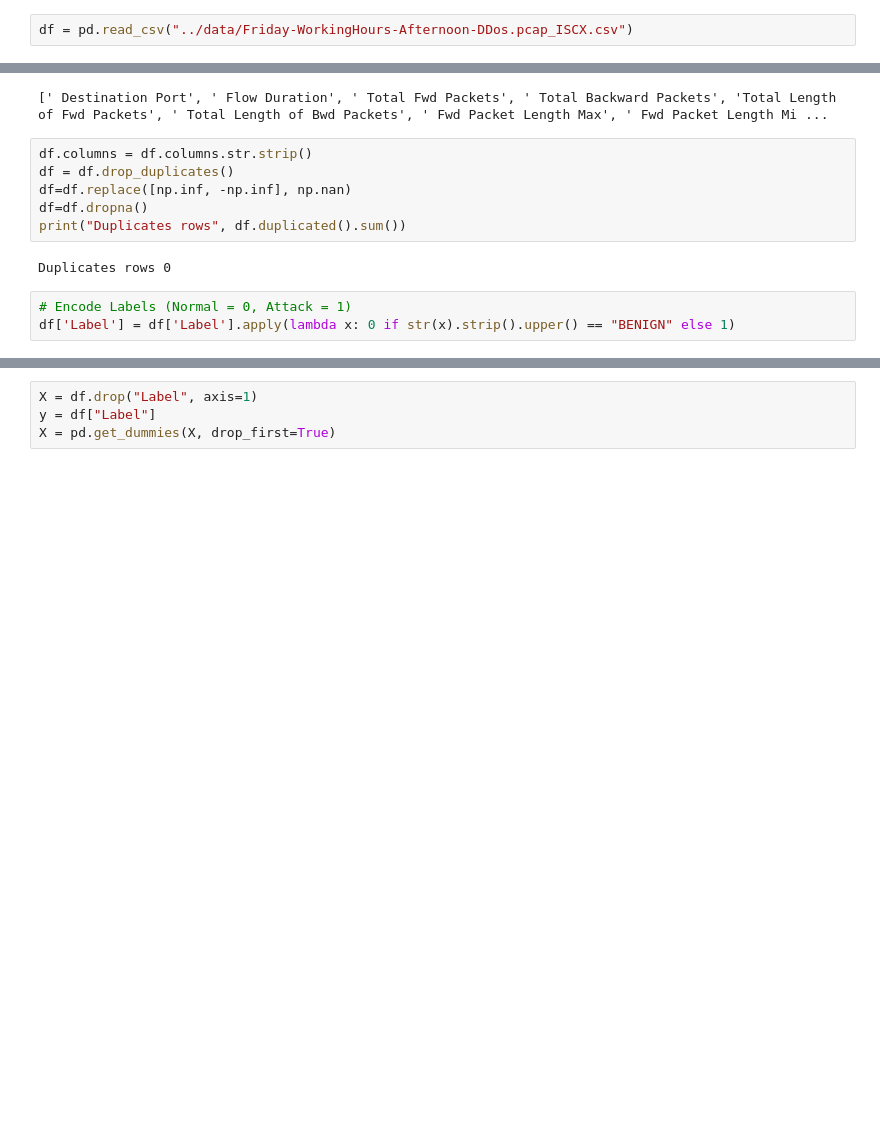
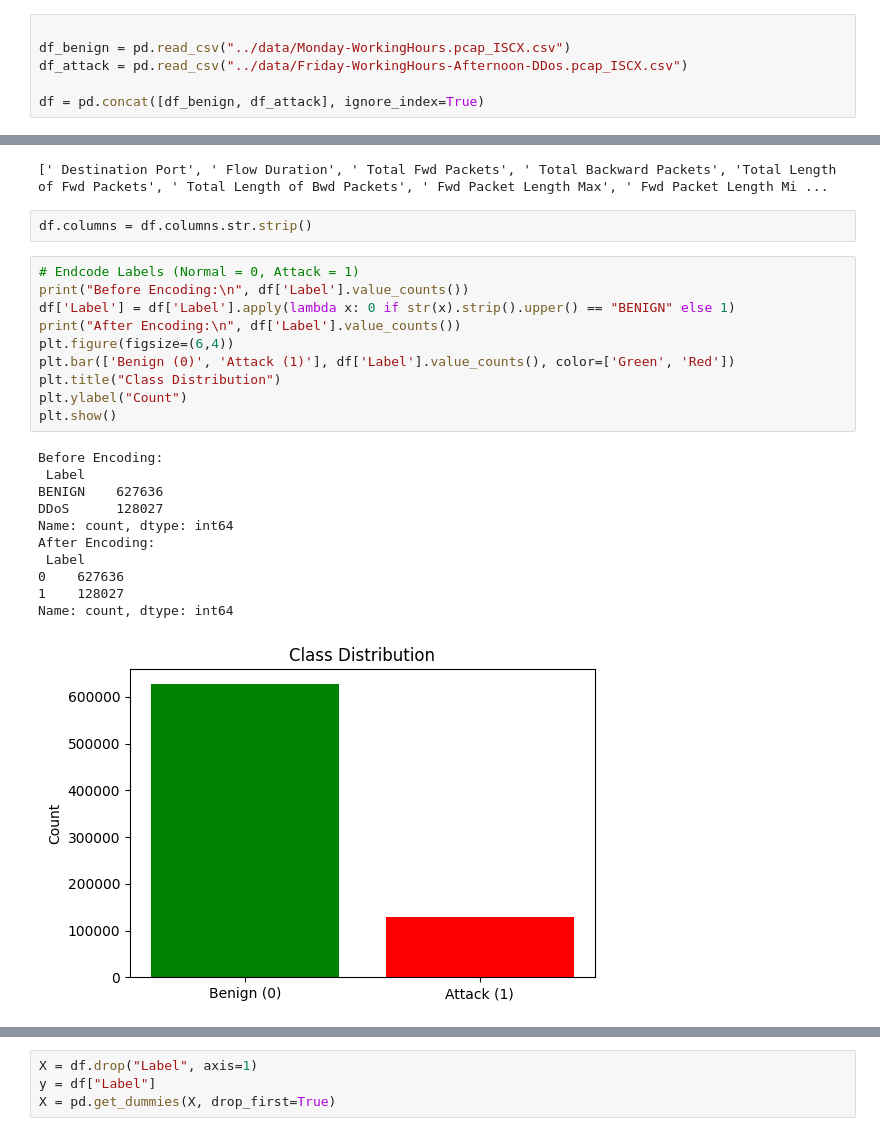
Before and after one commit to SpringBoardMentor193s/SentinelNet, a Jupyter notebook: notebooks/cicids.ipynb, the cells around one changed output, grey strips where cells are left out. Saved outputs shown, nothing was run; the diff lists cells and outputs as text; blank space fills up the shorter version.

```diff
--- a/notebooks/cicids.ipynb
+++ b/notebooks/cicids.ipynb
@@ -15,7 +15,11 @@ from sklearn.linear_model import LogisticRegression
 from sklearn.ensemble import RandomForestClassifier, GradientBoostingClassifier
 from sklearn.tree import DecisionTreeClassifier
 # %%
-df = pd.read_csv("../data/Friday-WorkingHours-Afternoon-DDos.pcap_ISCX.csv")
+
+df_benign = pd.read_csv("../data/Monday-WorkingHours.pcap_ISCX.csv")
+df_attack = pd.read_csv("../data/Friday-WorkingHours-Afternoon-DDos.pcap_ISCX.csv")
+
+df = pd.concat([df_benign, df_attack], ignore_index=True)
 # %%
 print("Shape:", df.shape)
 print("Columns:", df.columns)
@@ -81,14 +85,27 @@ None
 print(df.columns.tolist())
 # %% [output]
 [' Destination Port', ' Flow Duration', ' Total Fwd Packets', ' Total Backward Packets', 'Total Length of Fwd Packets', ' Total Length of Bwd Packets', ' Fwd Packet Length Max', ' Fwd Packet Length Mi ...
-# %%
-df.columns = df.columns.str.strip()
-df = df.drop_duplicates()
-df=df.replace([np.inf, -np.inf], np.nan)
-df=df.dropna()
-print("Duplicates rows", df.duplicated().sum())
-# %% [output]
-Duplicates rows 0
 # %%
-# Encode Labels (Normal = 0, Attack = 1)
-df['Label'] = df['Label'].apply(lambda x: 0 if str(x).strip().upper() == "BENIGN" else 1)
+df.columns = df.columns.str.strip()
+# %%
+# Endcode Labels (Normal = 0, Attack = 1)
+print("Before Encoding:\n", df['Label'].value_counts())
+df['Label'] = df['Label'].apply(lambda x: 0 if str(x).strip().upper() == "BENIGN" else 1)
+print("After Encoding:\n", df['Label'].value_counts())
+plt.figure(figsize=(6,4))
+plt.bar(['Benign (0)', 'Attack (1)'], df['Label'].value_counts(), color=['Green', 'Red'])
+plt.title("Class Distribution")
+plt.ylabel("Count")
+plt.show()
+# %% [output]
+Before Encoding:
+ Label
+BENIGN    627636
+DDoS      128027
+Name: count, dtype: int64
+After Encoding:
+ Label
+0    627636
+1    128027
+Name: count, dtype: int64
+[figure, added]
```
Also changed, not shown: parts of 11 cells of this notebook, 1 other file.
